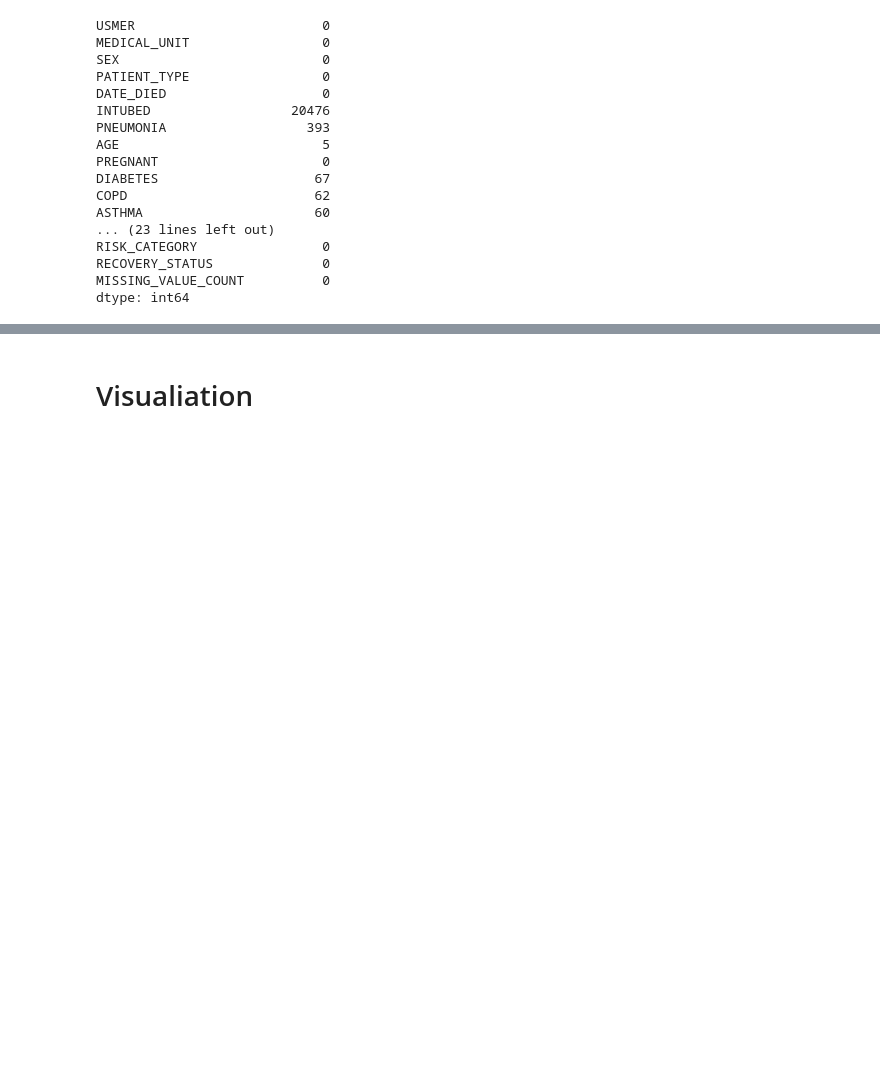
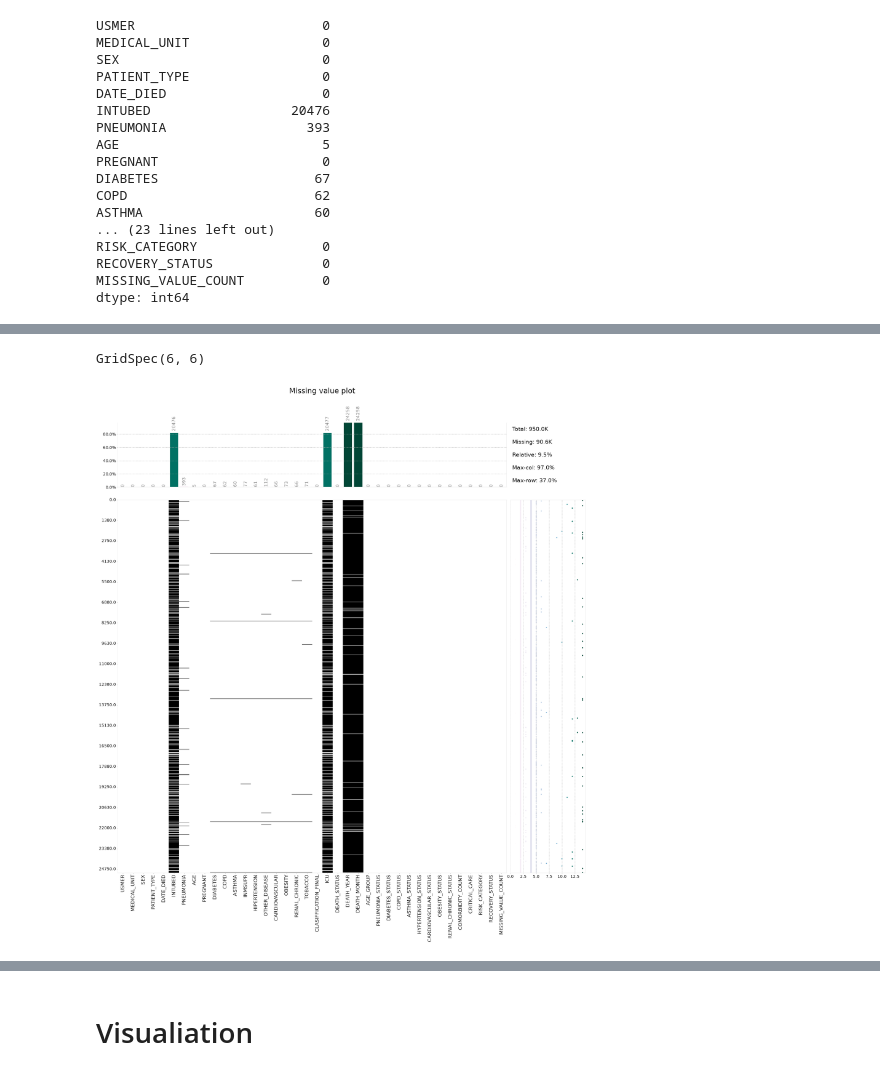
Before and after one commit to sunnat2201-web/Model-Building-2-oy-, a Jupyter notebook: MB.06-dars/covid.ipynb, the cells around one changed output, grey strips where cells are left out. Drawn from its saved outputs; the diff is of its cells as text; code cells hidden in the pictures; blank space fills up the shorter version.

```diff
--- a/MB.06-dars/covid.ipynb
+++ b/MB.06-dars/covid.ipynb
@@ -102,0 +124,6 @@ dtype: int64
+# %%
+#Tushurib qoldirilgan qiymatlar
+klib.missingval_plot(df)
+# %% [output]
+GridSpec(6, 6)
+[figure, added]
```
Also changed, not shown: parts of 25 cells of this notebook.
